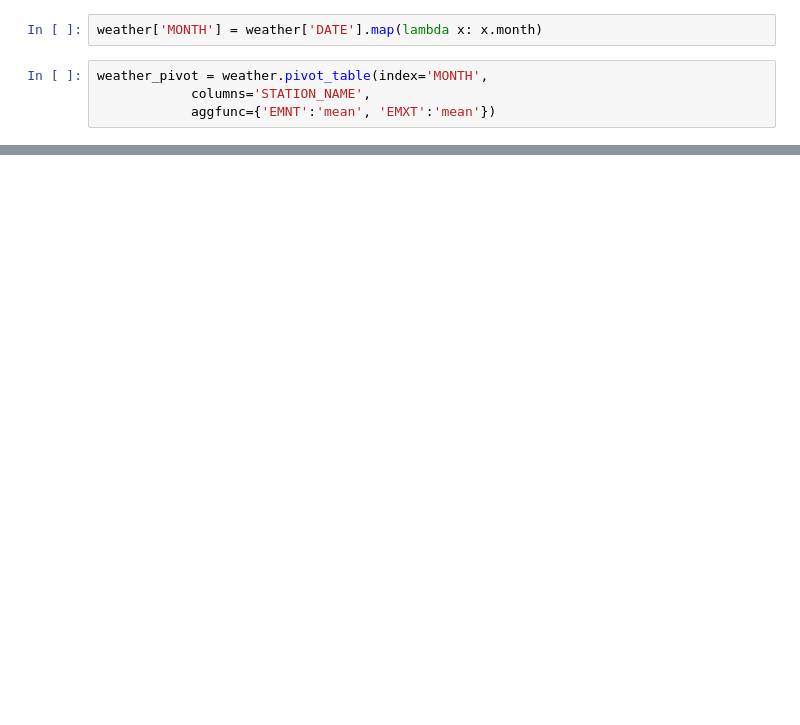
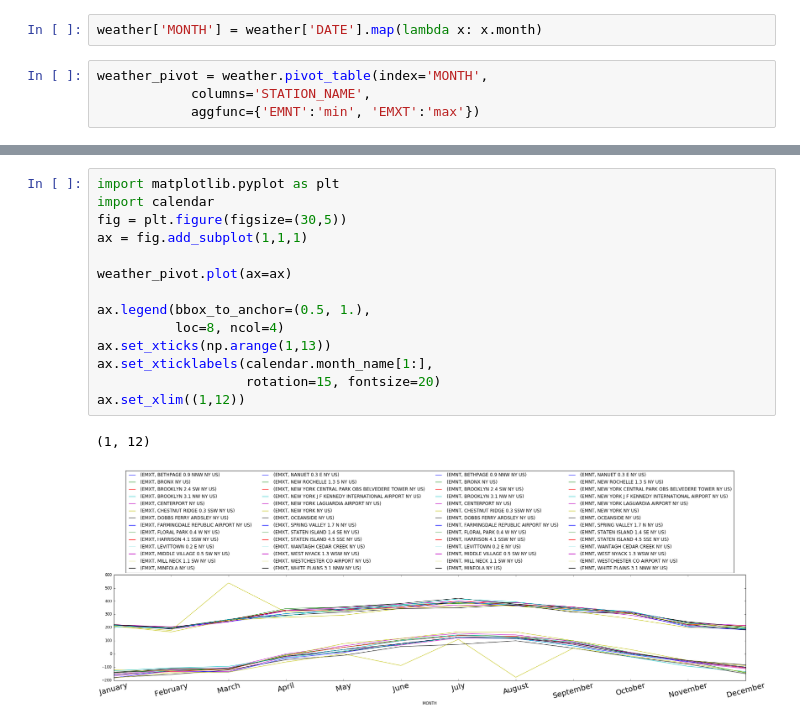
Before and after one commit to GCDigitalFellows/gcdrb_sessions, a Jupyter notebook: science.ipynb, the cells around one changed output, grey strips where cells are left out. Drawn from its saved outputs; the diff is of its cells as text; blank space fills up the shorter version.

```diff
--- a/science.ipynb
+++ b/science.ipynb
@@ -243,4 +257,4 @@ weather['MONTH'] = weather['DATE'].map(lambda x: x.month)
 # %%
 weather_pivot = weather.pivot_table(index='MONTH',
             columns='STATION_NAME',
-            aggfunc={'EMNT':'mean', 'EMXT':'mean'})
+            aggfunc={'EMNT':'min', 'EMXT':'max'})
@@ -249,3 +285,20 @@ weather_pivot.plot()
+# %%
+import matplotlib.pyplot as plt
+import calendar
+fig = plt.figure(figsize=(30,5))
+ax = fig.add_subplot(1,1,1)
+
+weather_pivot.plot(ax=ax)
+
+ax.legend(bbox_to_anchor=(0.5, 1.),
+          loc=8, ncol=4)
+ax.set_xticks(np.arange(1,13))
+ax.set_xticklabels(calendar.month_name[1:],
+                   rotation=15, fontsize=20)
+ax.set_xlim((1,12))
+# %% [output]
+(1, 12)
+[figure, added]
 # %%
 fig = plt.figure()
 ax = fig.add_subplot(1,1,1)
```
Also changed, not shown: parts of 5 cells of this notebook.
